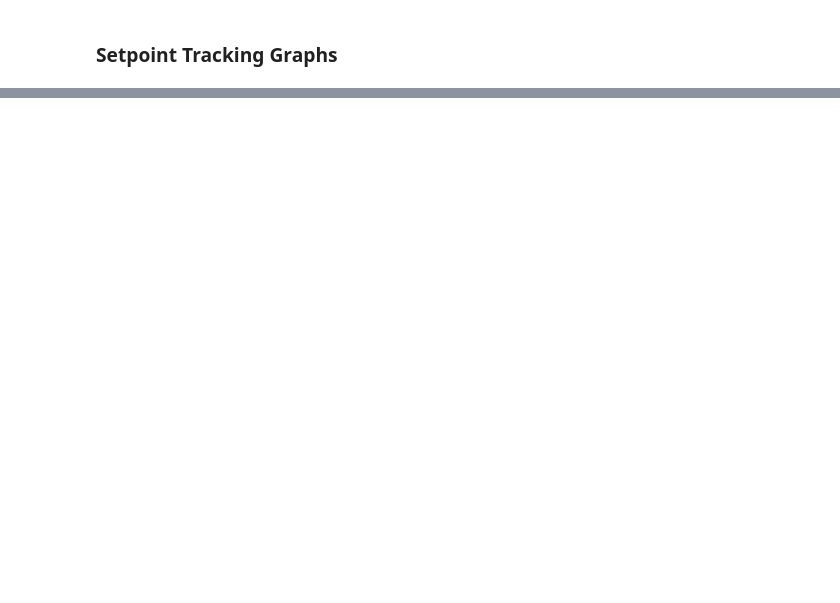
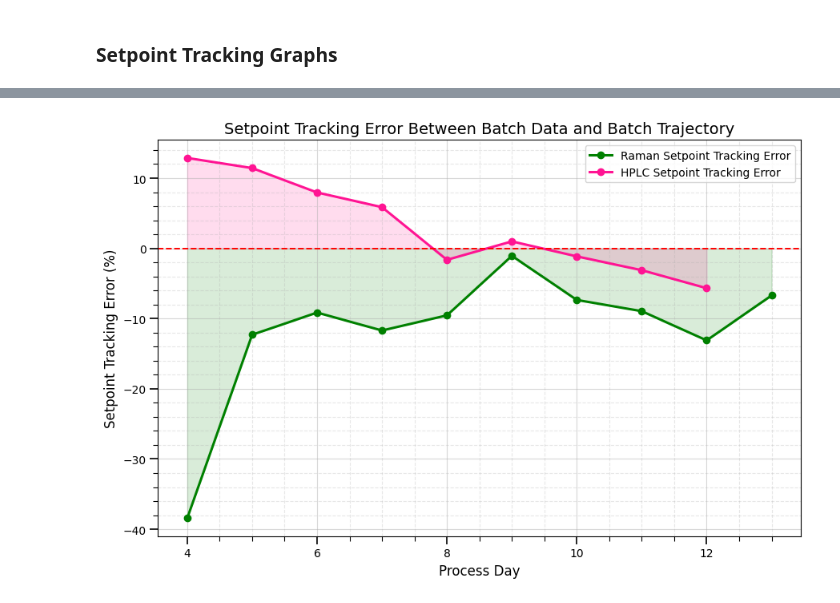
Before and after one commit to zhatz111/state-space-mpc, a Jupyter notebook: data/SAM-1000L-B7H4-experiment/graphs.ipynb, the cells around one changed output, grey strips where cells are left out. Saved outputs shown, nothing was run; the diff lists cells and outputs as text; code cells hidden in the pictures; blank space fills up the shorter version.

```diff
--- a/data/SAM-1000L-B7H4-experiment/graphs.ipynb
+++ b/data/SAM-1000L-B7H4-experiment/graphs.ipynb
@@ -182,0 +242,60 @@ plt.grid(zorder=1)
+# %%
+plt.figure(figsize=(9, 6))
+
+start = 4
+
+# Common x-axis
+x = np.arange(start, len(batch_data))
+
+# Plot styling parameters
+line_width = 2.2
+marker_size = 6
+alpha_fill = 0.15
+
+# plt.plot(x, setpoint_tracking_error_ctm[start:],
+#          color="black", linewidth=line_width, marker="o", markersize=marker_size,
+#          label="CTM Avg Setpoint Tracking Error")
+# plt.plot(x, setpoint_tracking_error_cedex[start:],
+#          color="blueviolet", linewidth=line_width, marker="o", markersize=marker_size,
+#          label="Cedex Setpoint Tracking Error")
+plt.plot(x, setpoint_tracking_error_raman[start:],
+         color="green", linewidth=line_width, marker="o", markersize=marker_size,
+         label="Raman Setpoint Tracking Error")
+plt.plot(x, setpoint_tracking_error_hplc[start:],
+         color="deeppink", linewidth=line_width, marker="o", markersize=marker_size,
+         label="HPLC Setpoint Tracking Error")
+
+# Fill area underneath each line
+# plt.fill_between(x, setpoint_tracking_error_ctm[start:], alpha=alpha_fill, color="black")
+# plt.fill_between(x, setpoint_tracking_error_cedex[start:], alpha=alpha_fill, color="blueviolet")
+plt.fill_between(x, setpoint_tracking_error_raman[start:], alpha=alpha_fill, color="green")
+plt.fill_between(x, setpoint_tracking_error_hplc[start:], alpha=alpha_fill, color="deeppink")
+
+# Zero reference line
+plt.axhline(0, linestyle="--", color="red", linewidth=1.4)
+
+# Labels + title
+plt.xlabel("Process Day", fontsize=12)
+plt.ylabel("Setpoint Tracking Error (%)", fontsize=12)
+plt.title("Setpoint Tracking Error Between Batch Data and Batch Trajectory", fontsize=14)
+
+# Grid (major + subtle minor)
+plt.grid(which="major", linestyle="-", alpha=0.50)
+plt.grid(which="minor", linestyle="--", alpha=0.30)
+
+# Add minor ticks
+plt.minorticks_on()
+
+# Ticks appearance
+plt.tick_params(axis="both", which="major", length=7, width=1.2)
+plt.tick_params(axis="both", which="minor", length=4, width=0.8)
+
+# Limits
+# plt.ylim(-40, 40)
+
+# Legend formatting
+plt.legend(frameon=True, fontsize=10, loc="upper right")
+
+plt.tight_layout()
+# %% [output]
+[figure, added]
```
Also changed, not shown: parts of 6 cells of this notebook, 15 other files.
